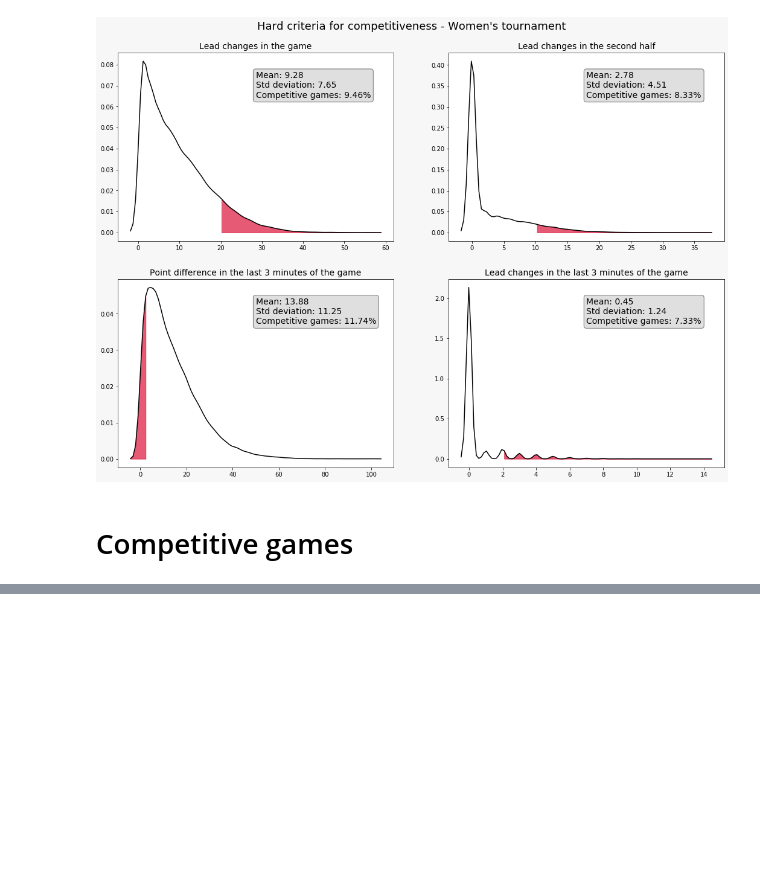
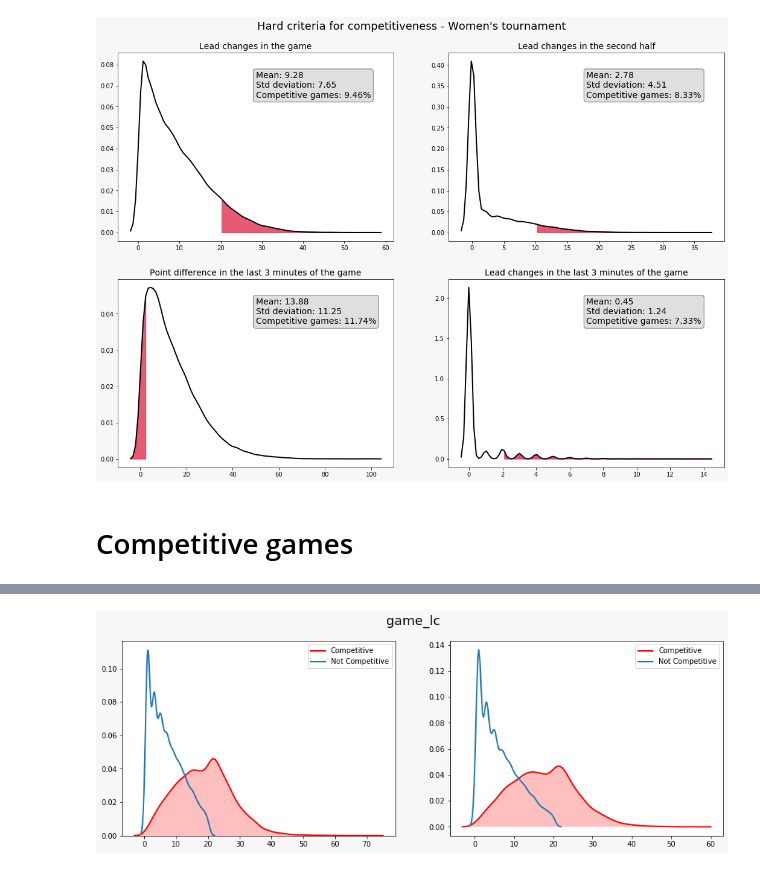
Before and after one commit to lucabasa/kaggle_competitions, a Jupyter notebook: marc_madness/09_eda_competitive.ipynb, the cells around one changed output, grey strips where cells are left out. Cells and saved outputs as stored; diff of their text form; code cells hidden in the pictures; blank space fills up the shorter version.

```diff
--- a/marc_madness/09_eda_competitive.ipynb
+++ b/marc_madness/09_eda_competitive.ipynb
@@ -106,6 +108,7 @@ hardcuts_comp(events_w, "Hard criteria for competitiveness - Women's tournament"
 # Competitive games
 # %%
 events_m = pd.read_csv('data/processed_men/events_extended.csv')
+events_w = pd.read_csv('data/processed_women/events_extended.csv')
 
 events_m.head()
 # %% [output]
@@ -115,3 +118,36 @@ events_m.head()
 | 2 | 2015 | 11 | 1112 | 78 | 1291 | 55 | H | 0 | 31 | 54 | 4 | ... |
 | 3 | 2015 | 11 | 1113 | 86 | 1152 | 50 | H | 0 | 30 | 49 | 7 | ... |
 | 4 | 2015 | 11 | 1119 | 84 | 1102 | 78 | H | 0 | 30 | 61 | 13 | ... |
+# %%
+def competitive_segm(data_m, data_w, feat, title):
+    fig, ax = plt.subplots(1,2, figsize=(15, 5), facecolor='#f7f7f7')
+    #fig.subplots_adjust(top=0.95)
+    fig.suptitle(title, fontsize=18)
+
+    sns.distplot(data_m[data_m['competitive'] == 1][feat],
+                 hist=False, kde=True,
+                 kde_kws = {'linewidth': 2, 'shade': True},
+                 color = 'r',
+                 label = 'Competitive', ax=ax[0])
+    sns.distplot(data_m[data_m['competitive'] == 0][feat],
+                 hist=False, kde=True,
+                 kde_kws = {'linewidth': 2},
+                 label = 'Not Competitive', ax=ax[0])
+    sns.distplot(data_w[data_w['competitive'] == 1][feat],
+                 hist=False, kde=True,
+                 kde_kws = {'linewidth': 2, 'shade': True},
+                 color = 'r',
+                 label = 'Competitive', ax=ax[1])
+    sns.distplot(data_w[data_w['competitive'] == 0][feat],
+                 hist=False, kde=True,
+                 kde_kws = {'linewidth': 2},
+                 label = 'Not Competitive', ax=ax[1])
+
+    for axes in ax:
+        axes.set_xlabel('')
+
+    plt.plot()
+# %%
+competitive_segm(events_m, events_w, 'game_lc', 'game_lc')
+# %% [output]
+[figure, added]
```
Also changed, not shown: parts of 17 cells of this notebook.
